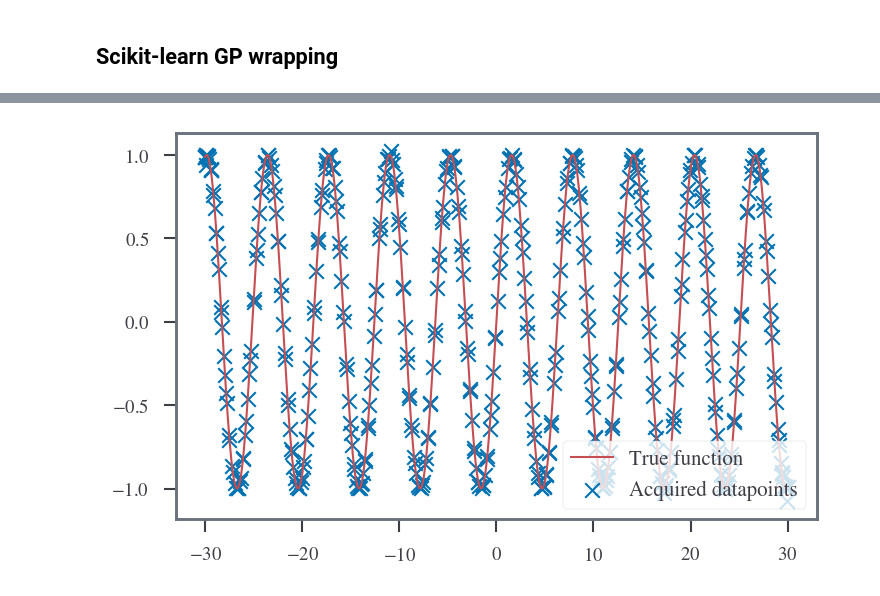
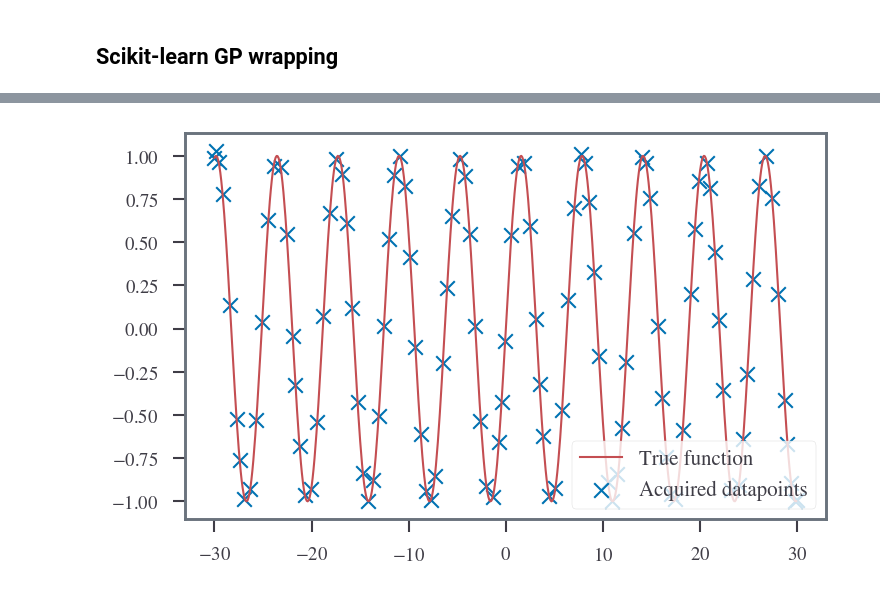
Before and after one commit to sdat2/seager19, a Jupyter notebook: notebooks/exploratory/emukit-default.ipynb, the cells around one changed output, grey strips where cells are left out. Cells and saved outputs as stored; diff of their text form; code cells hidden in the pictures.

```diff
--- a/notebooks/exploratory/emukit-default.ipynb
+++ b/notebooks/exploratory/emukit-default.ipynb
@@ -199,16 +199,16 @@ class SklearnGPModel(IModel):
 
 emukit_model = SklearnGPModel(sklearn_gp)
 # %%
-p = ContinuousParameter('c', x_min, x_max)
+p = ContinuousParameter("c", x_min, x_max)
 space = ParameterSpace([p])
 
 loop = ExperimentalDesignLoop(space, emukit_model)
-loop.run_loop(np.sin, 100)
+loop.run_loop(np.sin, 50)
 real_x = np.arange(x_min, x_max, 0.1)
 real_y = np.sin(real_x)
 
-plt.plot(real_x, real_y, c='r')
+plt.plot(real_x, real_y, c="r")
 plt.scatter(loop.loop_state.X[:, 0].tolist(), loop.loop_state.Y[:, 0].tolist())
-plt.legend(['True function', 'Acquired datapoints'], loc='lower right');
+plt.legend(["True function", "Acquired datapoints"], loc="lower right")
 # %% [output]
-[figure, old version]
+[figure, new version]
```
Also changed, not shown: parts of 6 cells of this notebook, 1 other file.
